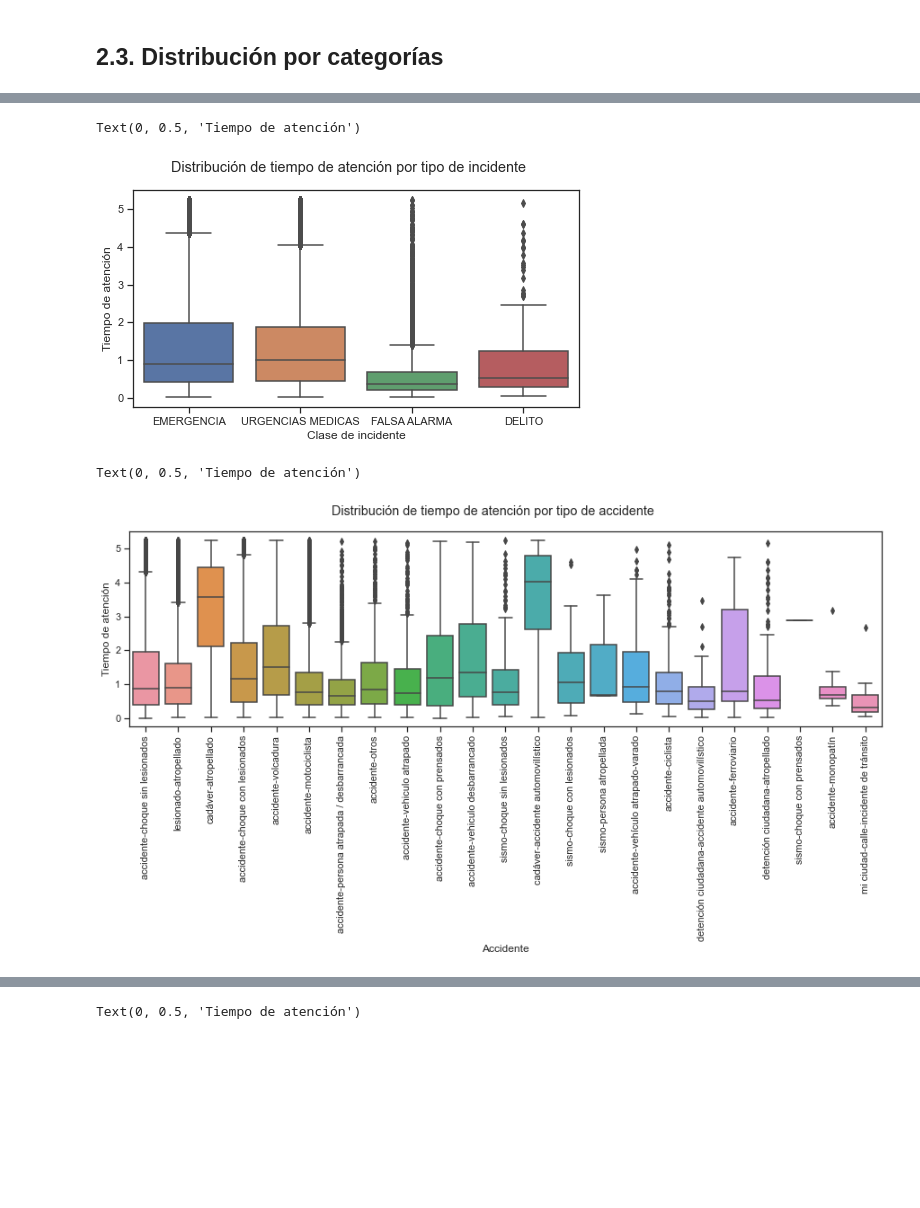
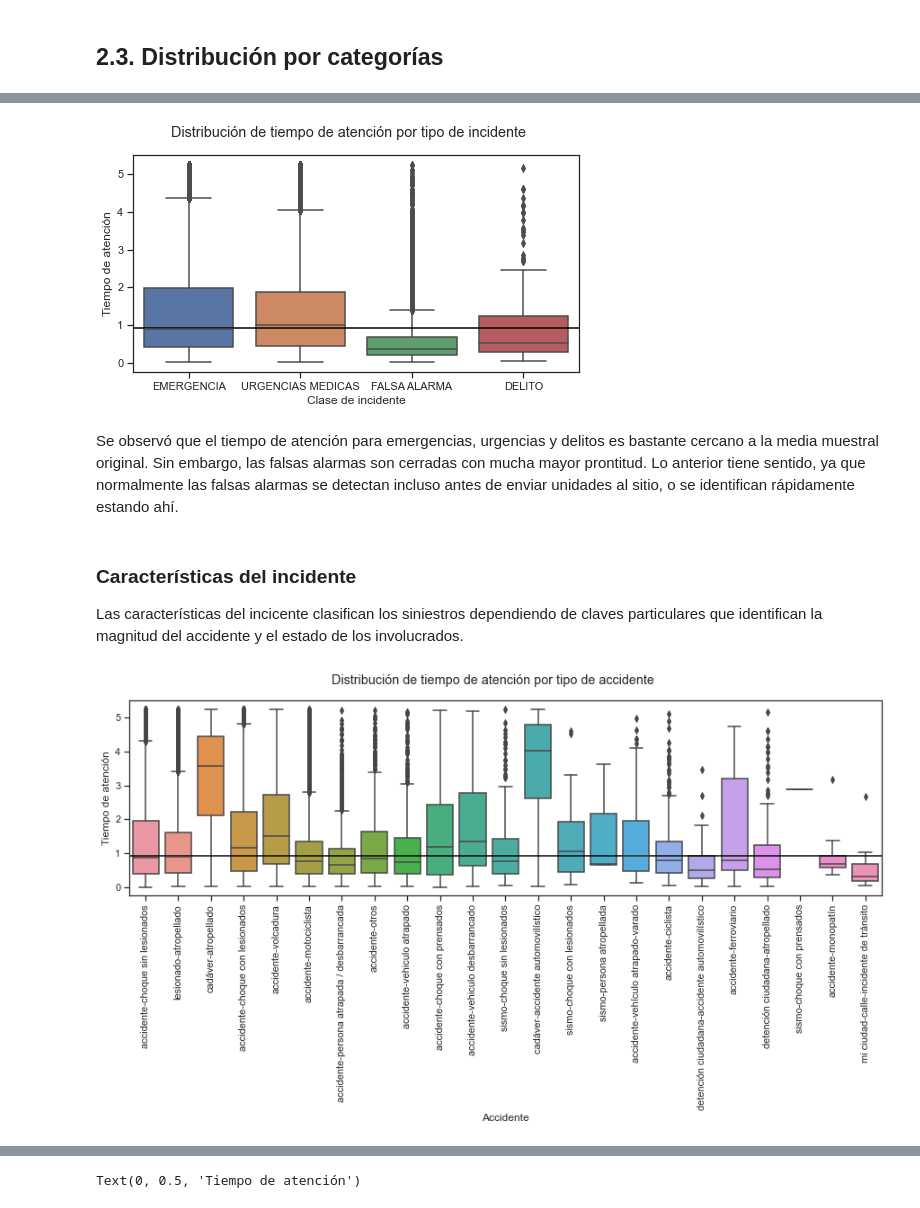
Before and after one commit to Mario-16180/BEDU-M4-DataAnalysisProject-CarAccidents, a Jupyter notebook: Fer.ipynb, the cells around one changed output, grey strips where cells are left out. Saved outputs shown, nothing was run; the diff lists cells and outputs as text; code cells hidden in the pictures; blank space fills up the shorter version.

```diff
--- a/Fer.ipynb
+++ b/Fer.ipynb
@@ -452,12 +457,18 @@ merged = by_clase.merge(clase, left_index=True, right_index=True)
 # %%
 plt.figure(figsize=(8, 4))
 sns.boxplot(data=merged, x='clas_con_f_alarma', y='tiempo_atencion');
-plt.suptitle('Distribución de tiempo de atención por tipo de incidente')
-plt.xlabel('Clase de incidente')
-plt.ylabel('Tiempo de atención')
+plt.suptitle('Distribución de tiempo de atención por tipo de incidente');
+plt.xlabel('Clase de incidente');
+plt.ylabel('Tiempo de atención');
+plt.axhline(ta_filtered.median(), color='#000000');
 # %% [output]
-Text(0, 0.5, 'Tiempo de atención')
-[figure, old version]
+[figure, new version]
+# %% [markdown]
+Se observó que el tiempo de atención para emergencias, urgencias y delitos es bastante cercano a la media muestral original. Sin embargo, las falsas alarmas son cerradas con mucha mayor prontitud. Lo anterior tiene sentido, ya que normalmente las falsas alarmas se detectan incluso antes de enviar unidades al sitio, o se identifican rápidamente estando ahí.
+# %% [markdown]
+### Características del incidente
+
+Las características del incicente clasifican los siniestros dependiendo de claves particulares que identifican la magnitud del accidente y el estado de los involucrados.
 # %%
 by_incidente = df_filtered.groupby('folio')[['tiempo_atencion', 'latitud', 'longitud']].last()
 clase = df.groupby('folio')['incidente_c4'].last()
@@ -465,10 +476,10 @@ merged = by_clase.merge(clase, left_index=True, right_index=True)
 # %%
 plt.figure(figsize=(15, 4))
 sns.boxplot(data=merged, x='incidente_c4', y='tiempo_atencion');
-plt.suptitle('Distribución de tiempo de atención por tipo de accidente')
-plt.xticks(rotation=90)
-plt.xlabel('Accidente')
-plt.ylabel('Tiempo de atención')
+plt.suptitle('Distribución de tiempo de atención por tipo de accidente');
+plt.xticks(rotation=90);
+plt.xlabel('Accidente');
+plt.ylabel('Tiempo de atención');
+plt.axhline(ta_filtered.median(), color='#000000');
 # %% [output]
-Text(0, 0.5, 'Tiempo de atención')
-[figure, old version]
+[figure, new version]
```
Also changed, not shown: parts of 35 cells of this notebook.
